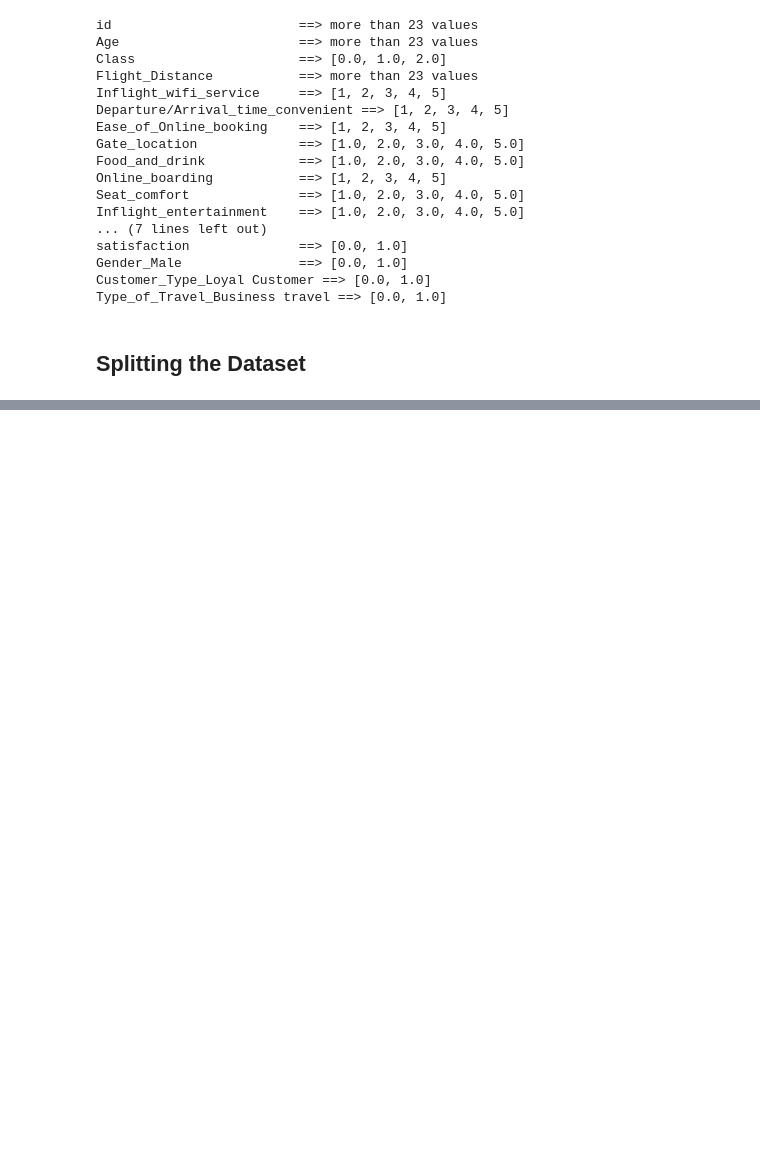
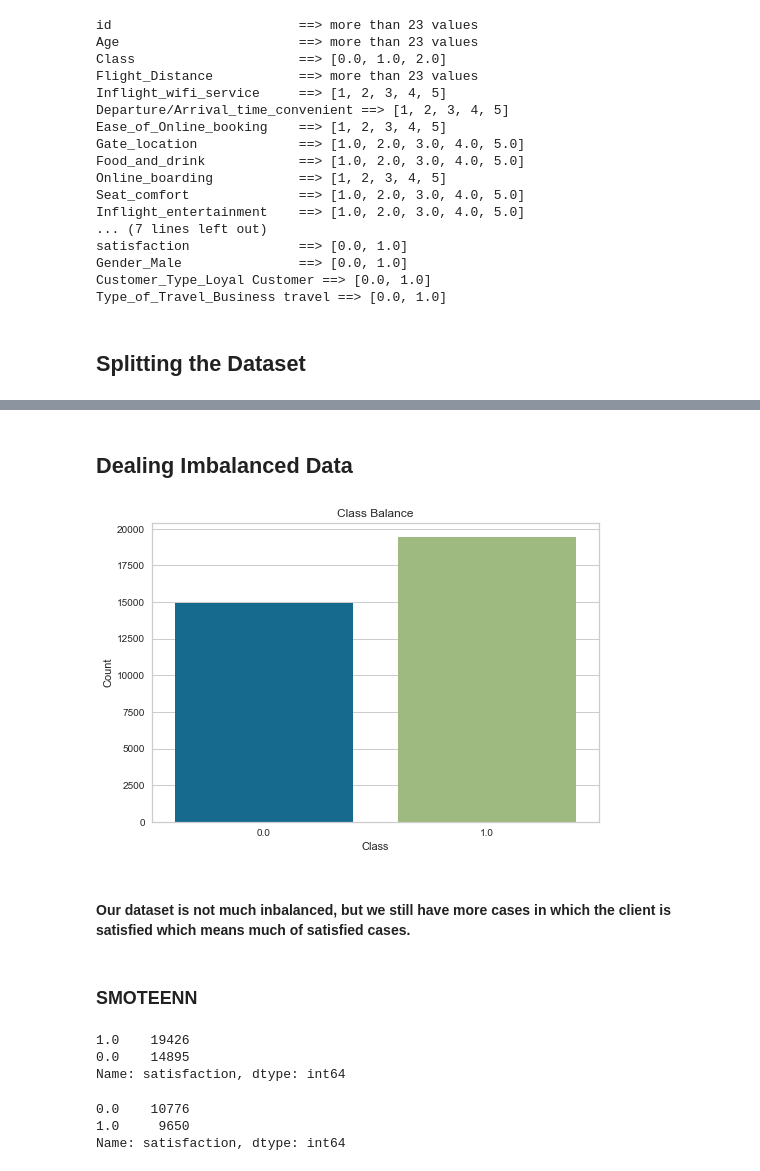
Before and after one commit to McGill-MMA-EnterpriseAnalytics/Airline-Passenger-Satisfaction-Prediction-Part2, a Jupyter notebook: Code/Airline_Data_modeling_Part2.ipynb, the cells around one changed output, grey strips where cells are left out. Saved outputs shown, nothing was run; the diff lists cells and outputs as text; code cells hidden in the pictures; blank space fills up the shorter version.

Commit message:
Add Imbalanced Classification Check

```diff
--- a/Code/Airline_Data_modeling_Part2.ipynb
+++ b/Code/Airline_Data_modeling_Part2.ipynb
@@ -261,0 +262,15 @@ Index(['id', 'Age', 'Class', 'Flight_Distance', 'Inflight_wifi_service',
+# %% [markdown]
+## Dealing Imbalanced Data
+# %%
+# We will graph the frequency of satisfied and non satisfied to see if the dataset is imbalanced
+sns.countplot(x=y_train)
+plt.xlabel("Class")
+plt.ylabel("Count")
+plt.title("Class Balance")
+plt.show()
+# %% [output]
+[figure, added]
+# %% [markdown]
+#### Our dataset is not much inbalanced, but we still have more cases in which the client is satisfied which means much of satisfied cases.
+# %% [markdown]
+### SMOTEENN
@@ -261,0 +281,12 @@ Index(['id', 'Age', 'Class', 'Flight_Distance', 'Inflight_wifi_service',
+# %%
+y_train.value_counts()
+# %% [output]
+1.0    19426
+0.0    14895
+Name: satisfaction, dtype: int64
+# %%
+y_train_smoteen.value_counts()
+# %% [output]
+0.0    10776
+1.0     9650
+Name: satisfaction, dtype: int64
```
Also changed, not shown: parts of 12 cells of this notebook.
